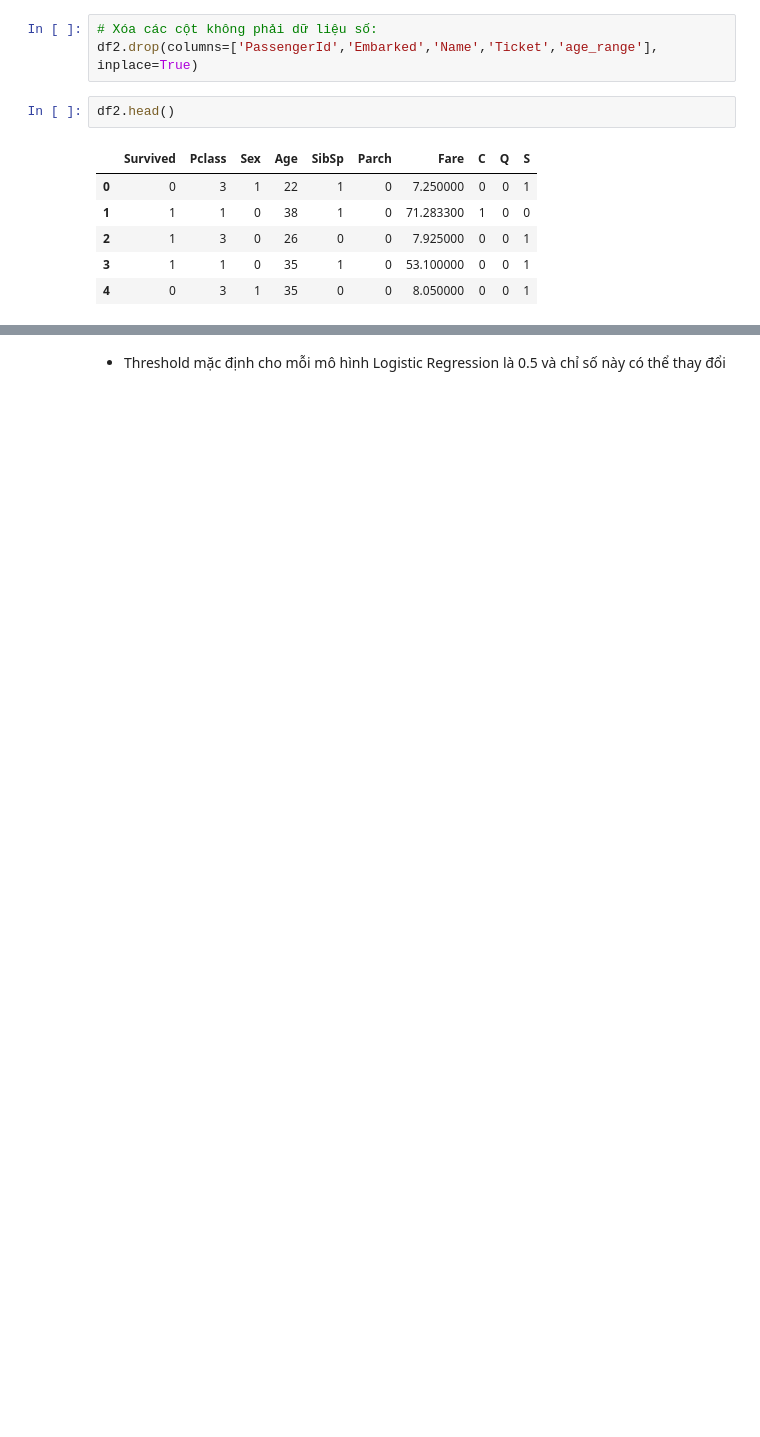
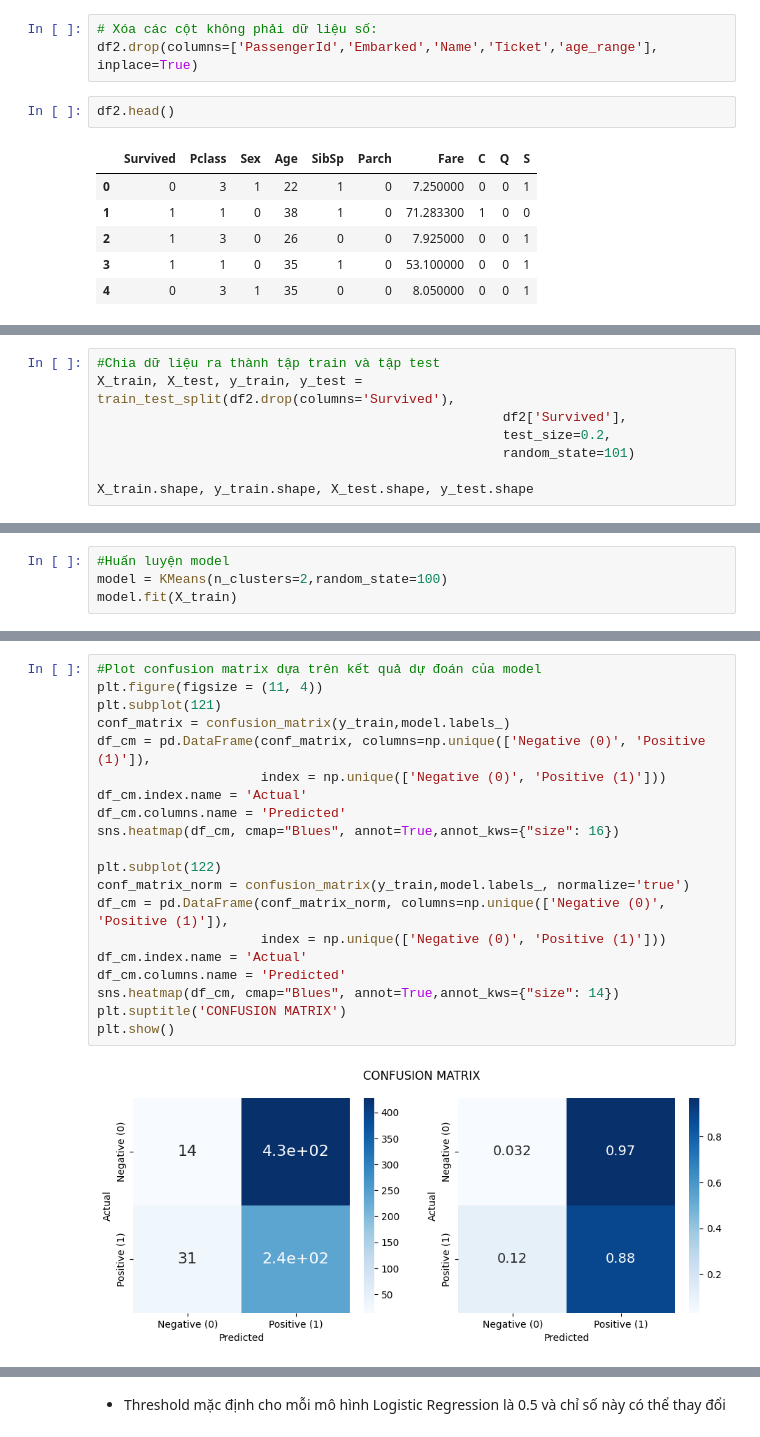
Before and after one commit to James2109/Titanic-Analytics, a Jupyter notebook: Titanic Data Analysis.ipynb, the cells around one changed output, grey strips where cells are left out. Cells and saved outputs as stored; diff of their text form; blank space fills up the shorter version.

```diff
--- a/Titanic Data Analysis.ipynb
+++ b/Titanic Data Analysis.ipynb
@@ -471,0 +479,8 @@ df2.describe()
+# %%
+#Chia dữ liệu ra thành tập train và tập test
+X_train, X_test, y_train, y_test = train_test_split(df2.drop(columns='Survived'),
+                                                    df2['Survived'],
+                                                    test_size=0.2,
+                                                    random_state=101)
+
+X_train.shape, y_train.shape, X_test.shape, y_test.shape
@@ -471,0 +489,4 @@ df2.describe()
+# %%
+#Huấn luyện model
+model = KMeans(n_clusters=2,random_state=100)
+model.fit(X_train)
@@ -471,0 +526,22 @@ df2.describe()
+# %%
+#Plot confusion matrix dựa trên kết quả dự đoán của model
+plt.figure(figsize = (11, 4))
+plt.subplot(121)
+conf_matrix = confusion_matrix(y_train,model.labels_)
+df_cm = pd.DataFrame(conf_matrix, columns=np.unique(['Negative (0)', 'Positive (1)']),
+                     index = np.unique(['Negative (0)', 'Positive (1)']))
+df_cm.index.name = 'Actual'
+df_cm.columns.name = 'Predicted'
+sns.heatmap(df_cm, cmap="Blues", annot=True,annot_kws={"size": 16})
+
+plt.subplot(122)
+conf_matrix_norm = confusion_matrix(y_train,model.labels_, normalize='true')
+df_cm = pd.DataFrame(conf_matrix_norm, columns=np.unique(['Negative (0)', 'Positive (1)']),
+                     index = np.unique(['Negative (0)', 'Positive (1)']))
+df_cm.index.name = 'Actual'
+df_cm.columns.name = 'Predicted'
+sns.heatmap(df_cm, cmap="Blues", annot=True,annot_kws={"size": 14})
+plt.suptitle('CONFUSION MATRIX')
+plt.show()
+# %% [output]
+[figure, added]
```
Also changed, not shown: parts of 22 cells of this notebook, 5 other files.
